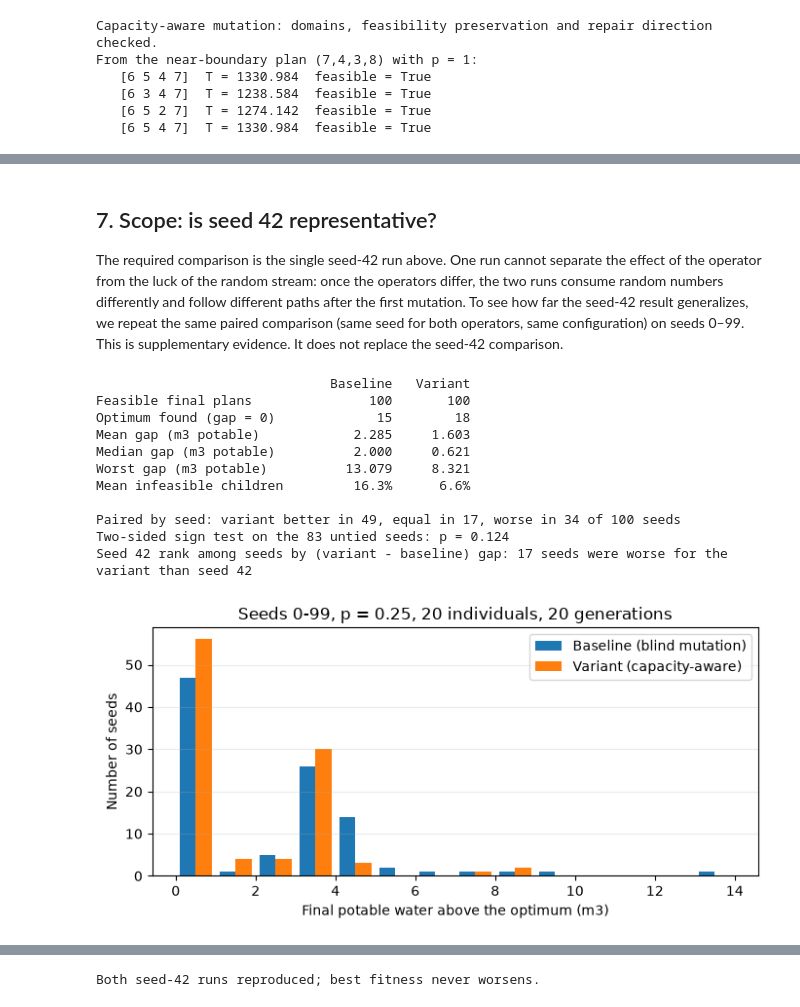
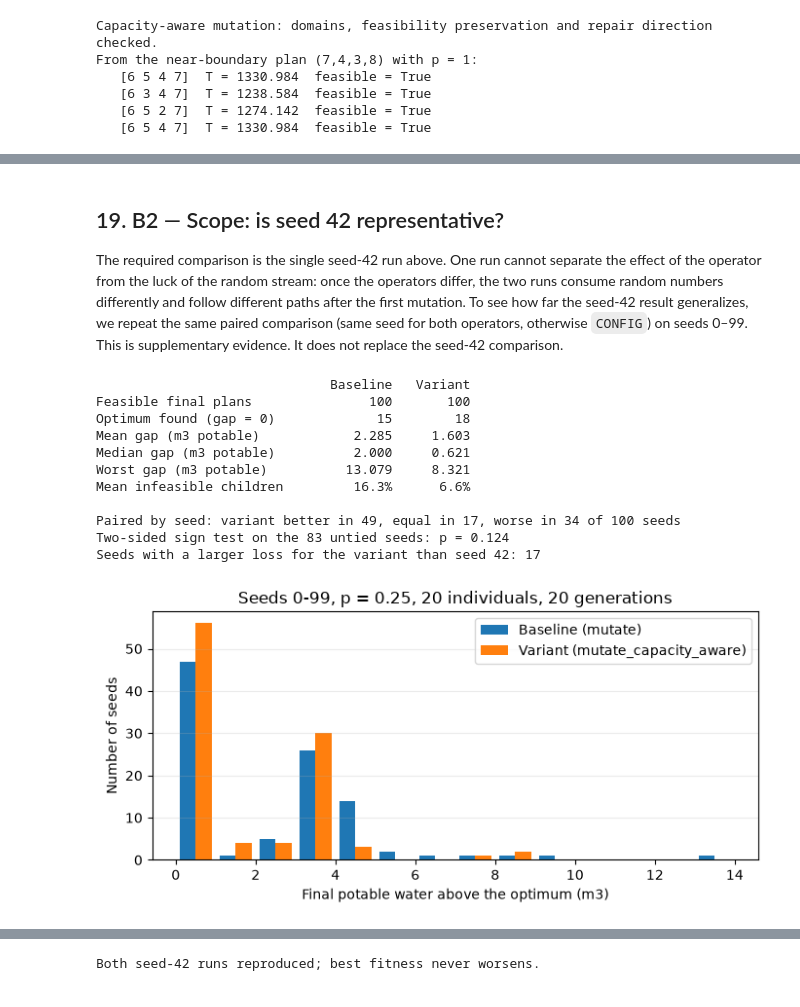
Before and after one commit to NicolasLT18/Bio-inspired_Final_Project, a Jupyter notebook: planta_fisica_operator_variant.ipynb, the cells around one changed output, grey strips where cells are left out. Drawn from its saved outputs; the diff is of its cells as text; code cells hidden in the pictures.

```diff
--- a/planta_fisica_operator_variant.ipynb
+++ b/planta_fisica_operator_variant.ipynb
@@ -79,0 +247,11 @@ def mutate(child: np.ndarray, probability: float,
+# %%
+import matplotlib.pyplot as plt
+
+fig, ax = plt.subplots(figsize=(7, 3.5))
+for label, result in [("p=0.25", baseline), ("p=0.50", variant)]:
+    ax.plot(range(len(result["history"])), result["history"], marker=".", label=label)
+ax.set(xlabel='Generation', ylabel='Best fitness F (lower is better)')
+ax.grid(alpha=0.25)
+ax.legend()
+fig.tight_layout()
+plt.show()
@@ -79,0 +285,9 @@ def mutate(child: np.ndarray, probability: float,
+# %%
+import itertools
+
+all_plans = [np.array(k) for k in itertools.product(*(range(limit + 1) for limit in LIMITS))]
+optimum = min(all_plans, key=lambda x: evaluate(x)["fitness"])
+print(len(all_plans), "plans checked; optimum =", optimum, evaluate(optimum))
+for label, result in [("p=0.25", baseline), ("p=0.50", variant)]:
+    gap = result["metrics"]["potable"] - evaluate(optimum)["potable"]
+    print(f"{label}: {gap:.3f} m3 more potable water than the optimum")
@@ -149,18 +465,17 @@ rng_check = np.random.default_rng(0)
 for _ in range(5000):
     child = random_individual(rng_check)
     before = evaluate(child)
-    after_genes = mutate_capacity_aware(child, 0.5, rng_check)
-    after = evaluate(after_genes)  # also validates domains
+    after = evaluate(mutate_capacity_aware(child, 0.5, rng_check))  # also validates domains
     if before["feasible"]:
         assert after["feasible"]
     else:
         assert after["treated"] <= before["treated"] + 1e-9
 print("Capacity-aware mutation: domains, feasibility preservation and repair direction checked.")
 
-rng_demo = np.random.default_rng(7)
+rng_variant_demo = np.random.default_rng(7)
 print("From the near-boundary plan (7,4,3,8) with p = 1:")
 for _ in range(4):
-    trial = mutate_capacity_aware(near_boundary, 1.0, rng_demo)
+    trial = mutate_capacity_aware(near_boundary, 1.0, rng_variant_demo)
     t = evaluate(trial)
     print(f"   {trial}  T = {t['treated']:8.3f}  feasible = {t['feasible']}")
 # %% [output]
@@ -315,14 +629,14 @@ plt.show()
 # %% [markdown]
-## 7. Scope: is seed 42 representative?
+## 19. B2 — Scope: is seed 42 representative?
 
-The required comparison is the single seed-42 run above. One run cannot separate the effect of the operator from the luck of the random stream: once the operators differ, the two runs consume random numbers differently and follow different paths after the first mutation. To see how far the seed-42 result generalizes, we repeat the same paired comparison (same seed for both operators, same configuration) on seeds 0–99. This is supplementary evidence. It does not replace the seed-42 comparison.
+The required comparison is the single seed-42 run above. One run cannot separate the effect of the operator from the luck of the random stream: once the operators differ, the two runs consume random numbers differently and follow different paths after the first mutation. To see how far the seed-42 result generalizes, we repeat the same paired comparison (same seed for both operators, otherwise `CONFIG`) on seeds 0–99. This is supplementary evidence. It does not replace the seed-42 comparison.
 # %%
 SEEDS = range(100)
 rows = []
 for s in SEEDS:
     cfg = {**CONFIG, "seed": s}
-    b = run_ga(**cfg, mutation_operator=mutate)
-    v = run_ga(**cfg, mutation_operator=mutate_capacity_aware)
+    b = run_ga_with(**cfg, mutation_operator=mutate)
+    v = run_ga_with(**cfg, mutation_operator=mutate_capacity_aware)
     rows.append((s, b["metrics"]["potable"] - opt["potable"], v["metrics"]["potable"] - opt["potable"],
                  b["metrics"]["feasible"], v["metrics"]["feasible"],
                  b["infeasible_share"], v["infeasible_share"]))
@@ -342,8 +656,7 @@ print(f"{'Worst gap (m3 potable)':<28}{gap_b.max():>10.3f}{gap_v.max():>10.3f}")
 print(f"{'Mean infeasible children':<28}{inf_b.mean():>10.1%}{inf_v.mean():>10.1%}")
 print(f"\nPaired by seed: variant better in {wins}, equal in {ties}, worse in {losses} of {len(seeds)} seeds")
 print(f"Two-sided sign test on the {n} untied seeds: p = {sign_p:.3f}")
-print(f"Seed 42 rank among seeds by (variant - baseline) gap: "
-      f"{int(np.sum(diff > diff[seeds == 42][0]))} seeds were worse for the variant than seed 42")
+print(f"Seeds with a larger loss for the variant than seed 42: {int(np.sum(diff > diff[seeds == 42][0]))}")
 # %% [output]
                               Baseline   Variant
 Feasible final plans               100       100
@@ -355,19 +668,19 @@ Mean infeasible children         16.3%      6.6%
 
 Paired by seed: variant better in 49, equal in 17, worse in 34 of 100 seeds
 Two-sided sign test on the 83 untied seeds: p = 0.124
-Seed 42 rank among seeds by (variant - baseline) gap: 17 seeds were worse for the variant than seed 42
+Seeds with a larger loss for the variant than seed 42: 17
 # %%
 fig, ax = plt.subplots(figsize=(7, 3.5))
 bins = np.arange(0, max(gap_b.max(), gap_v.max()) + 1.5, 1.0)
-ax.hist([gap_b, gap_v], bins=bins, label=["Baseline (blind mutation)", "Variant (capacity-aware)"])
+ax.hist([gap_b, gap_v], bins=bins, label=["Baseline (mutate)", "Variant (mutate_capacity_aware)"])
 ax.set(xlabel="Final potable water above the optimum (m3)", ylabel="Number of seeds",
        title="Seeds 0-99, p = 0.25, 20 individuals, 20 generations")
 ax.grid(alpha=0.25, axis="y")
 ax.legend()
 fig.tight_layout()
 plt.show()
 # %% [output]
-[figure, old version]
+[figure, new version]
 # %% [markdown]
 **Interpretation (scope).** Over 100 paired seeds:
 
```
Also changed, not shown: parts of 54 cells of this notebook, 3 other files.
